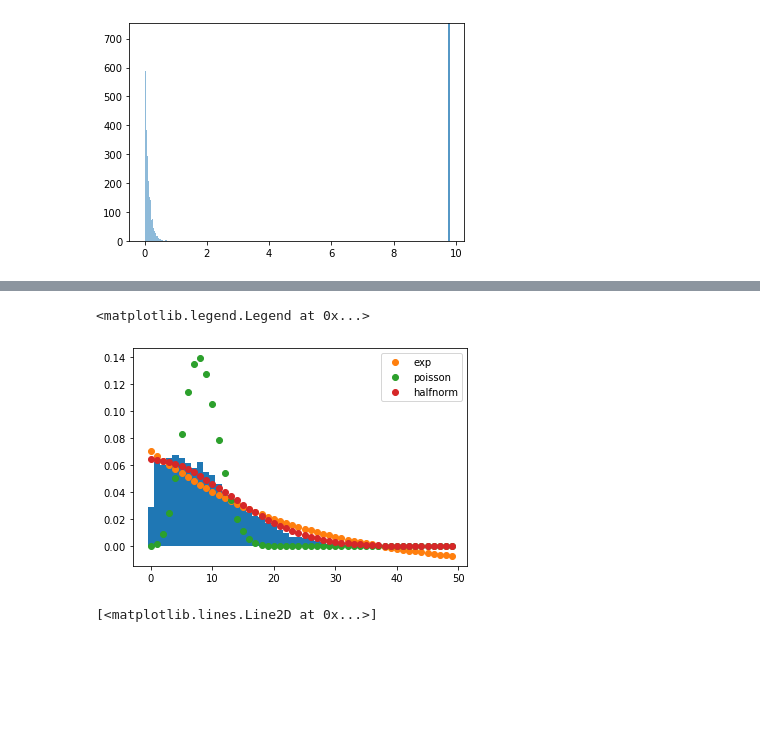
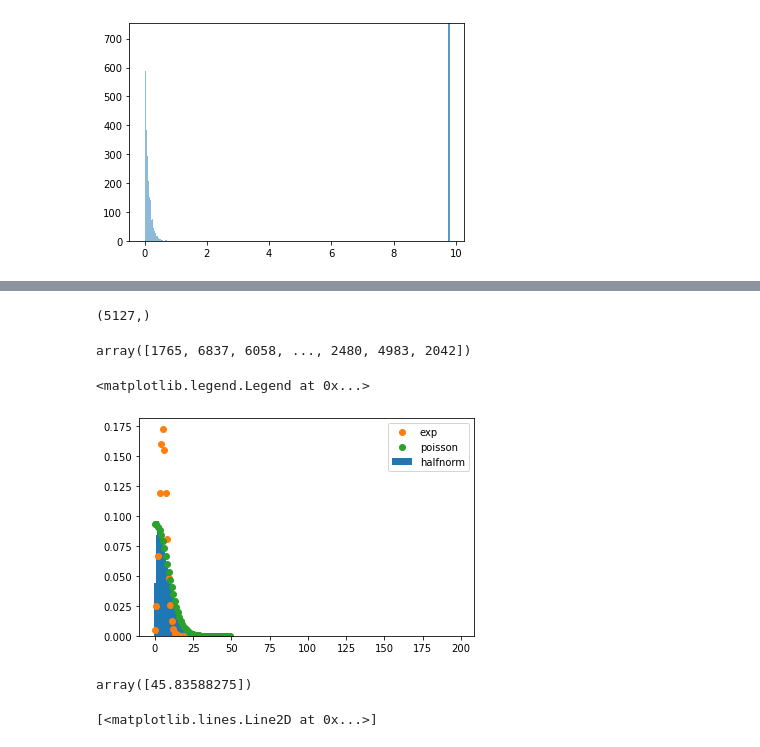
Before and after one commit to xavfunk/nma-koki, a Jupyter notebook: random-correlations.ipynb, the cells around one changed output, grey strips where cells are left out. Cells and saved outputs as stored; diff of their text form; code cells hidden in the pictures; blank space fills up the shorter version.

```diff
--- a/random-correlations.ipynb
+++ b/random-correlations.ipynb
@@ -145,3 +147,11 @@ array([1765, 6837, 6058, ..., 2480, 4983, 2042])
+# %%
+dat['sresp'][20][dat['sresp'][20]>0].shape
+# %% [output]
+(5127,)
+# %%
+np.random.choice(dat['sresp'].shape[1], int(dat['sresp'].shape[1]*.5), replace=False)
+# %% [output]
+array([1765, 6837, 6058, ..., 2480, 4983, 2042])
 # %%
 ## potential poisson-fitting code
 from scipy.optimize import curve_fit
@@ -149,11 +159,11 @@ from scipy.special import factorial
 from scipy.stats import poisson
 from scipy.stats import halfnorm
 
-i = 100 # index of neuron to look at
+i = 5 # index of neuron to look at
 dat_clean = dat['sresp'][i][dat['sresp'][i] > 0]
 
 # the bins should be of integer width, because poisson is an integer distribution
-bins = np.arange(50) - 0.5
+bins = np.arange(200) - 0.5
 entries, bin_edges, patches = plt.hist(dat_clean, bins=bins, density=True, label='Data')
 
 # calculate bin centres
@@ -173,50 +183,54 @@ def monoExp(x, m, t, b):
 
 ## exp fit
 # fit with curve_fit
-p0 = (2000, .1, 50) # start with values near those we expect
-parameters, cov_matrix = curve_fit(monoExp, bin_middles, entries, p0 = p0)
+#p0 = (2000, .1, 50) # start with values near those we expect
+#parameters, cov_matrix = curve_fit(monoExp, bin_middles, entries, p0 = p0)
 
 # plot exp-deviation with fitted parameter
 x_plot = np.arange(0, 50)
 
 ## Poisson fit
 # fit with curve_fit
 p0 = 10 # start with values near those we expect
 parameters_p, cov_matrix_p = curve_fit(fit_function, bin_middles, entries, p0 = p0)
 
 ## Halfgaussian fit
 # fit with curve_fit
-p0 = 1 # start with values near those we expect
-parameters_n, cov_matrix_n = curve_fit(fit_halfnorm, bin_middles, entries, p0 = p0)
+p0 = 10 # start with values near those we expect
+parameters_n, cov_matrix_n = curve_fit(fit_halfnorm, bin_middles[1:], entries[1:], p0 = p0)
 
 
 
 # plot exp-deviation with fitted parameter
 x_plot = np.arange(0, 50)
 
-plt.plot(
-    x_plot,
-    monoExp(x_plot, *parameters),
-    marker='o', linestyle='',
-    label='Fit result',
-)
+#plt.plot(
+#    x_plot,
+#    monoExp(x_plot, *parameters),    marker='o', linestyle='',
+#    label='Fit result',
+#)
 
 plt.plot(
     x_plot,
     fit_function(x_plot, *parameters_p),
     marker='o', linestyle='',
     label='Fit result',
 )
 plt.plot(
     x_plot,
     fit_halfnorm(x_plot, *parameters_n),
     marker='o', linestyle='',
     label='Fit result',
 )
 plt.legend(['exp', 'poisson', 'halfnorm'])
 # %% [output]
 <matplotlib.legend.Legend at 0x...>
-[figure, old version]
+[figure, new version]
+# %%
+parameters_n
+#params[19]
+# %% [output]
+array([45.83588275])
 # %%
 plt.plot(bin_middles, entries)
 # %% [output]
```
Also changed, not shown: parts of 9 cells of this notebook.
